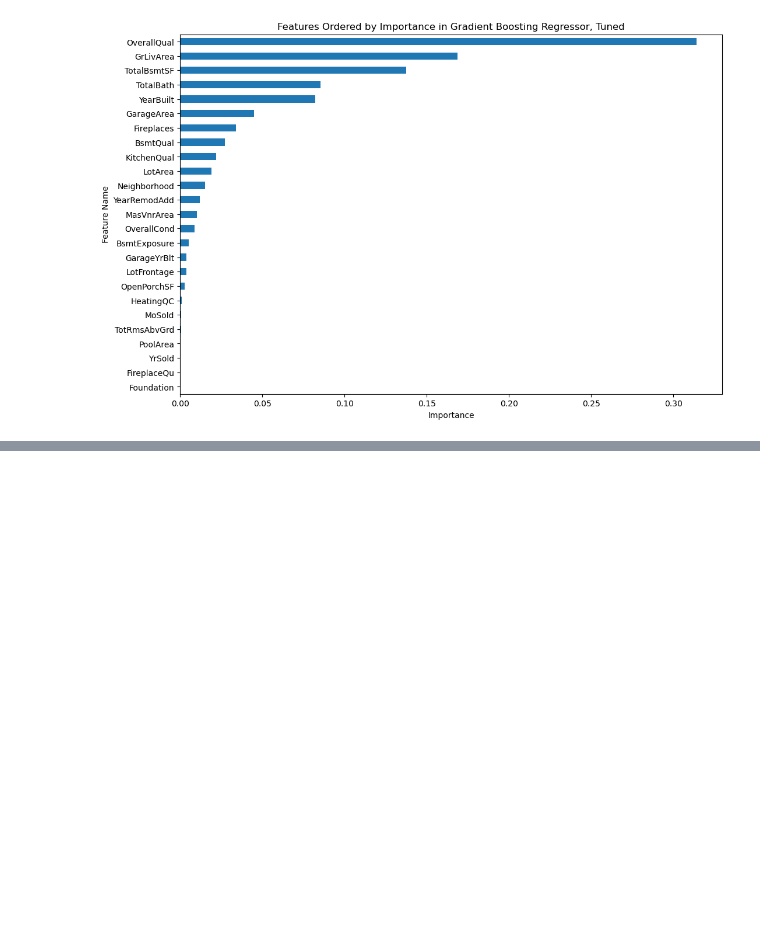
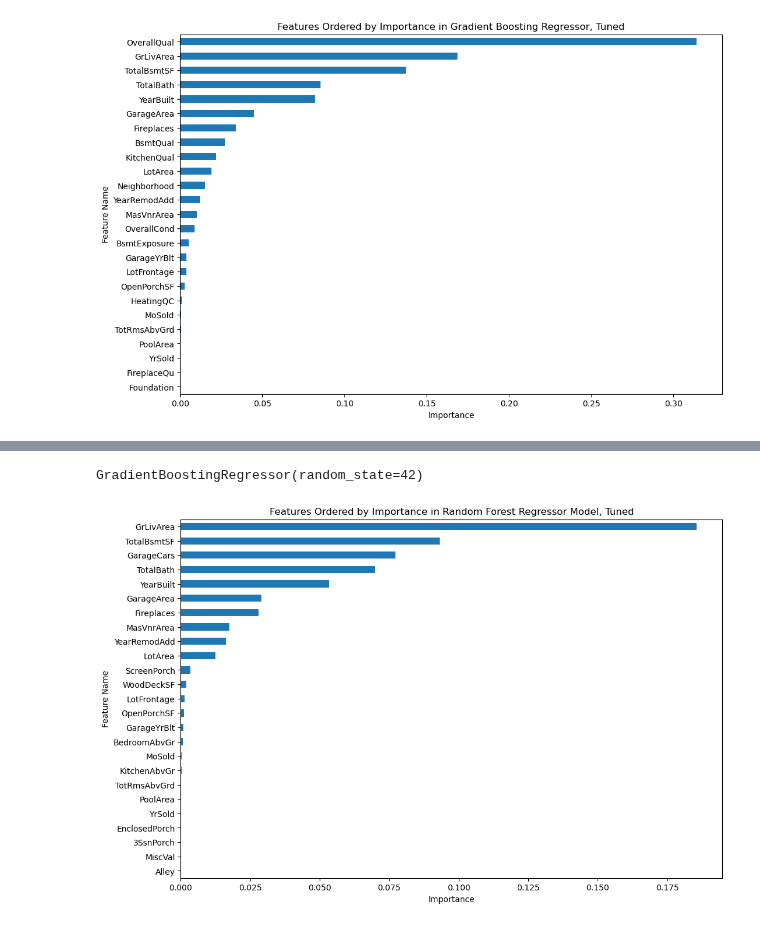
Before and after one commit to dimmediato/ML_Ames_Housing, a Jupyter notebook: Python/Default and Tuned/Gradient_Boosting_Tuned.ipynb, the cells around one changed output, grey strips where cells are left out. Cells and saved outputs as stored; diff of their text form; code cells hidden in the pictures; blank space fills up the shorter version.

```diff
--- a/Python/Default and Tuned/Gradient_Boosting_Tuned.ipynb
+++ b/Python/Default and Tuned/Gradient_Boosting_Tuned.ipynb
@@ -13,8 +13,12 @@ label_encoder = LabelEncoder()
 
 housing_factor_tuned = pd.read_pickle("housing_factor_tuned.pkl")
 housing_numeric_scaled = pd.read_pickle("housing_numeric_scaled.pkl")
+housing_numeric_tuned = pd.read_pickle("housing_numeric_tuned.pkl")
 housing_factor_tuned = housing_factor_tuned.apply(label_encoder.fit_transform)
 housing_combined = pd.concat([housing_numeric_scaled,housing_factor_tuned],axis=1)
+# %%
+housing_numeric_pipeline = housing_numeric_tuned.drop(columns=['SalePrice'])
+housing_combined_pipeline = pd.concat([housing_numeric_pipeline,housing_factor_tuned],axis=1)
 # %%
 housing_combined = housing_combined[['GrLivArea', 'YearBuilt', 'TotalBsmtSF', 'Fireplaces', 'TotalBath', 'LotArea', 'MasVnrArea',
                                                              'OverallCond', 'GarageArea', 'YearRemodAdd', 'Foundation',
@@ -150,0 +226,17 @@ plt.gca().invert_yaxis()
+# %%
+model.fit(X,y)
+# %% [output]
+GradientBoostingRegressor(random_state=42)
+# %%
+feature_importances3 = model.feature_importances_
+feature_importances3 = pd.Series(feature_importances3, index=X.columns).head(25)
+feature_importances3 = feature_importances3.sort_values(ascending=False)
+# %%
+plt.figure(figsize=(12, 8))
+feature_importances3.plot(kind='barh')
+plt.title(f'Features Ordered by Importance in Random Forest Regressor Model, Tuned')
+plt.xlabel('Importance')
+plt.ylabel('Feature Name')
+plt.gca().invert_yaxis()
+# %% [output]
+[figure, added]
```
Also changed, not shown: parts of 1 cell of this notebook, 4 other files.
